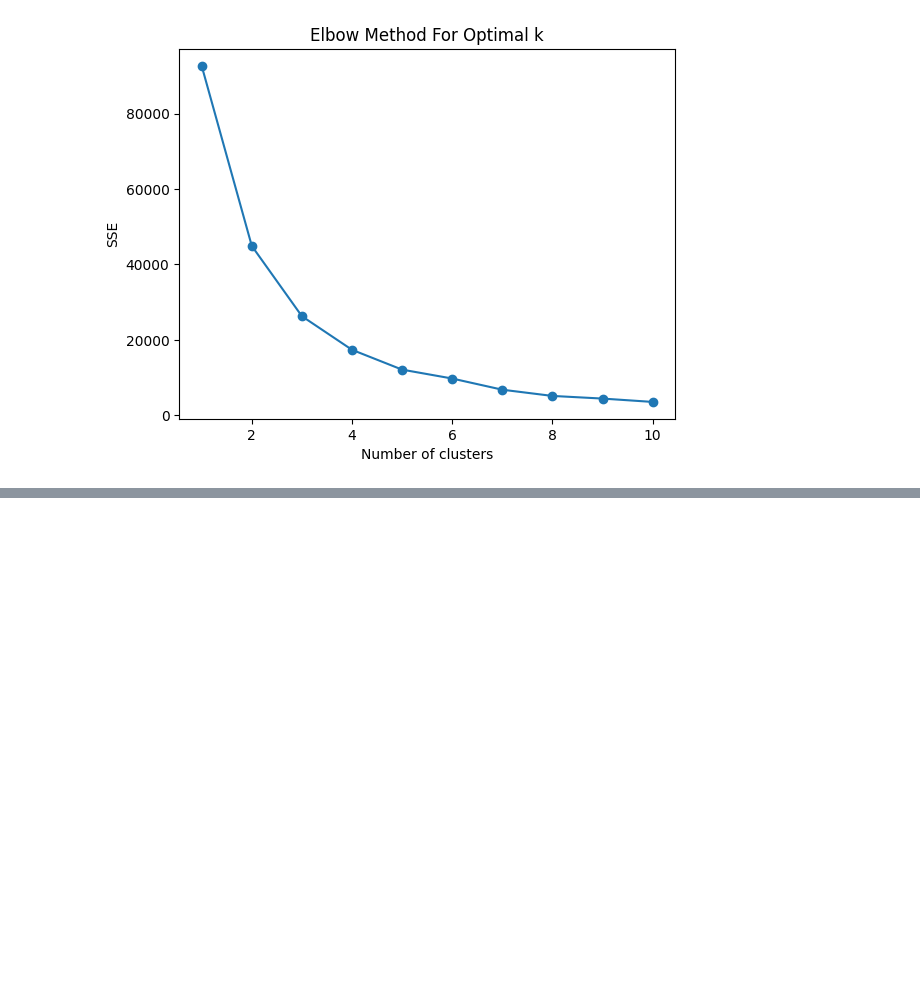
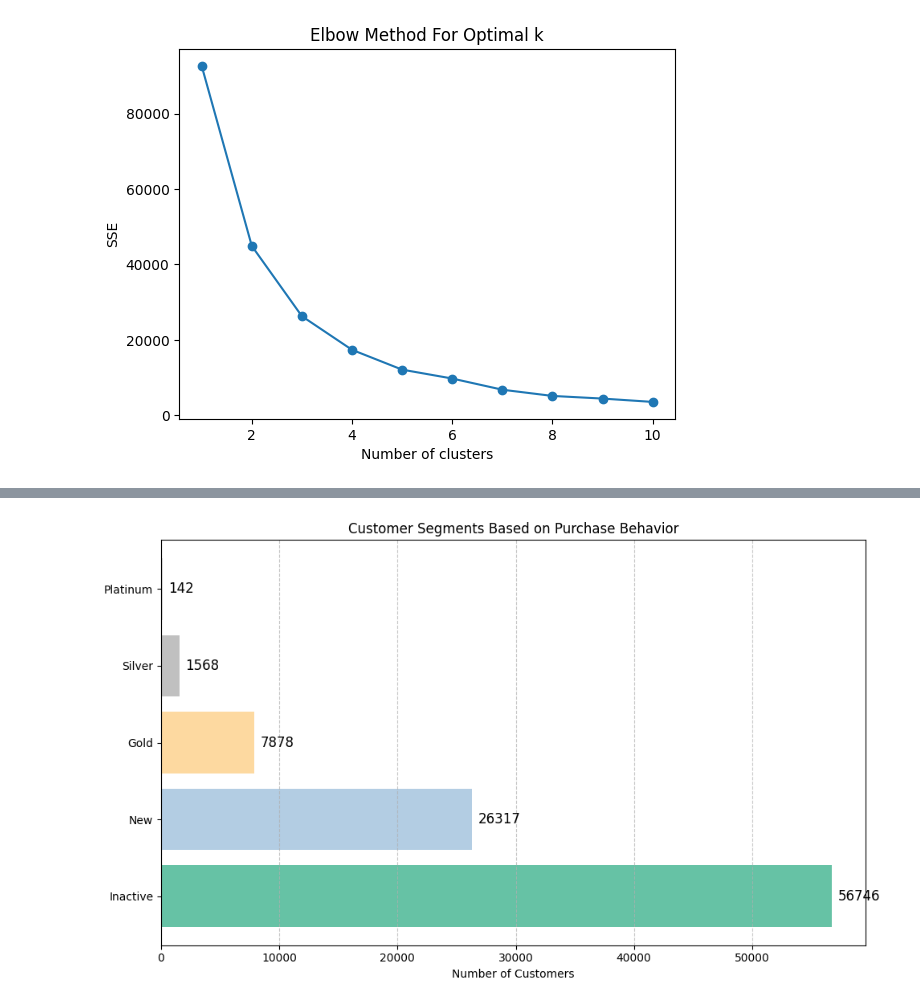
Before and after one commit to viruskizz/42bangkok-datascience-piscine, a Jupyter notebook: ds02/ex05/Clustering.ipynb, the cells around one changed output, grey strips where cells are left out. Saved outputs shown, nothing was run; the diff lists cells and outputs as text; code cells hidden in the pictures; blank space fills up the shorter version.

```diff
--- a/ds02/ex05/Clustering.ipynb
+++ b/ds02/ex05/Clustering.ipynb
@@ -39,0 +83,8 @@ db_conn = alchemyEngine.connect();
+# %%
+""" Segment Configure """
+segment_config = {
+    'segments': ['Inactive', 'New', 'Gold', 'Silver', 'Platinum'],
+    'colors': ['#66c2a5', '#b3cde3', '#fdd9a0', '#c0c0c0', '#d9d9d9'],
+    'sort_by': 0  # Index of feature to sort cluster centers by (e.g., frequency)
+}
+random_state = 42
@@ -95,0 +121,10 @@ df.describe()
+# %%
+""" Clustering by 5 """
+n_clusters = 5
+kmeans = KMeans(n_clusters=n_clusters, random_state=random_state)
+df['cluster'] = kmeans.fit_predict(X_scaled)
+print(df['cluster'])
+
+# See cluster center tendencies
+cluster_centers = kmeans.cluster_centers_
+kmeans.cluster_centers_
@@ -135,3 +179,24 @@ plt.show()
+# %%
+""" Bar Chart - Ploting """
+plt.figure(figsize=(10, 6))
+bars = plt.barh(
+    segment_counts.index,
+    segment_counts.values,
+    color=segment_config['colors']
+)
+## Add value label
+for bar in bars:
+    width = bar.get_width()
+    plt.text(width + 500, bar.get_y() + bar.get_height()/2,
+             f'{int(width)}', va='center', fontsize=12)
+
+plt.xlabel('Number of Customers')
+plt.title('Customer Segments Based on Purchase Behavior')
+plt.grid(axis='x', linestyle='--', alpha=0.7)
+plt.tight_layout()
+plt.show()
+# %% [output]
+[figure, added]
 # %%
 """ Scatter plot each cluster """
 # Find median in each clusters
```
Also changed, not shown: parts of 10 cells of this notebook, 1 other file.
